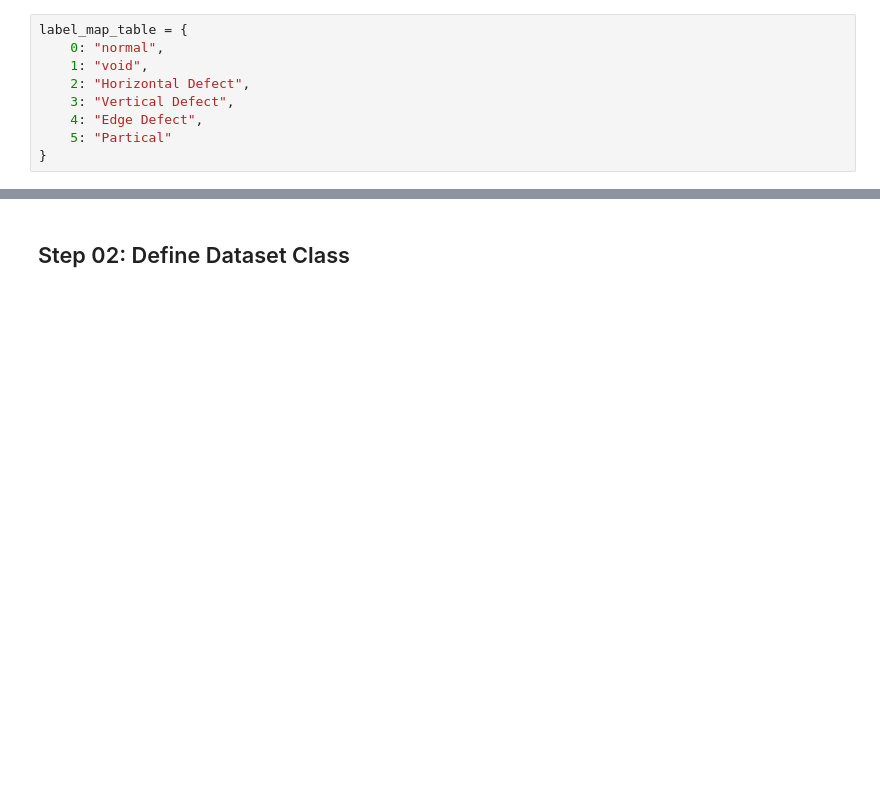
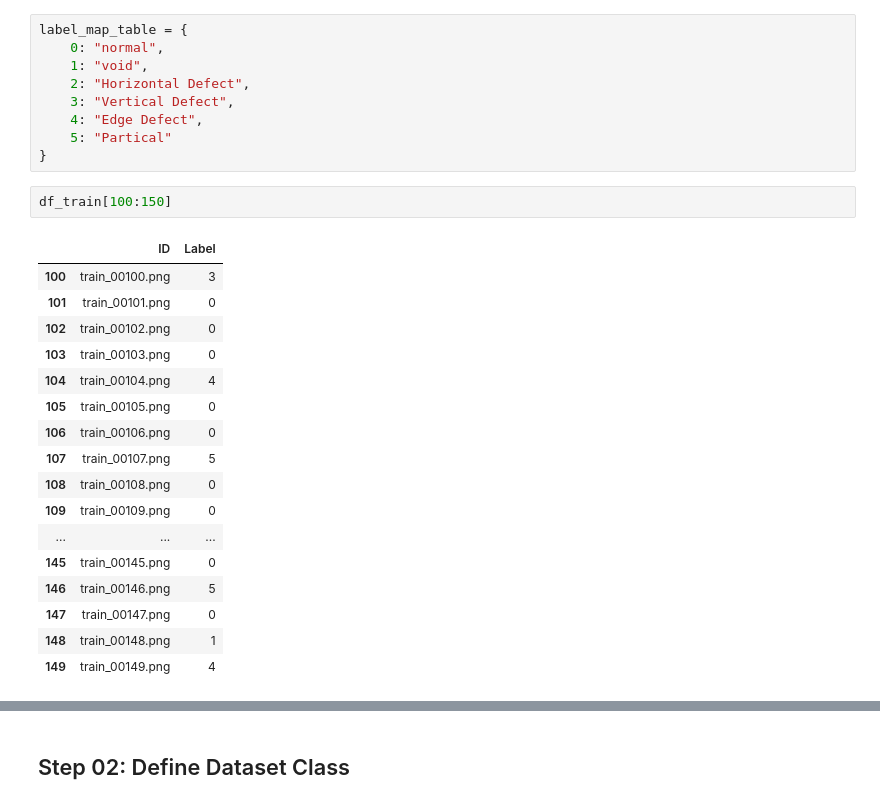
Before and after one commit to Ratherman/AI, a Jupyter notebook: DeepLearning/HW5/PyTorch_AOI_Classification.ipynb, the cells around one changed output, grey strips where cells are left out. Cells and saved outputs as stored; diff of their text form; blank space fills up the shorter version.

```diff
--- a/DeepLearning/HW5/PyTorch_AOI_Classification.ipynb
+++ b/DeepLearning/HW5/PyTorch_AOI_Classification.ipynb
@@ -43,6 +43,26 @@ label_map_table = {
     4: "Edge Defect",
     5: "Partical"
 }
+# %%
+df_train[100:150]
+# %% [output]
+|  | ID | Label |
+| 100 | train_00100.png | 3 |
+| 101 | train_00101.png | 0 |
+| 102 | train_00102.png | 0 |
+| 103 | train_00103.png | 0 |
+| 104 | train_00104.png | 4 |
+| 105 | train_00105.png | 0 |
+| 106 | train_00106.png | 0 |
+| 107 | train_00107.png | 5 |
+| 108 | train_00108.png | 0 |
+| 109 | train_00109.png | 0 |
+| ... | ... | ... |
+| 145 | train_00145.png | 0 |
+| 146 | train_00146.png | 5 |
+| 147 | train_00147.png | 0 |
+| 148 | train_00148.png | 1 |
+| 149 | train_00149.png | 4 |
 # %%
 root_train = "../__HW5_DATA/train_images/"
 root_test = "../__HW5_DATA/test_images/"
```
Also changed, not shown: parts of 4 cells of this notebook, 12 other files.
